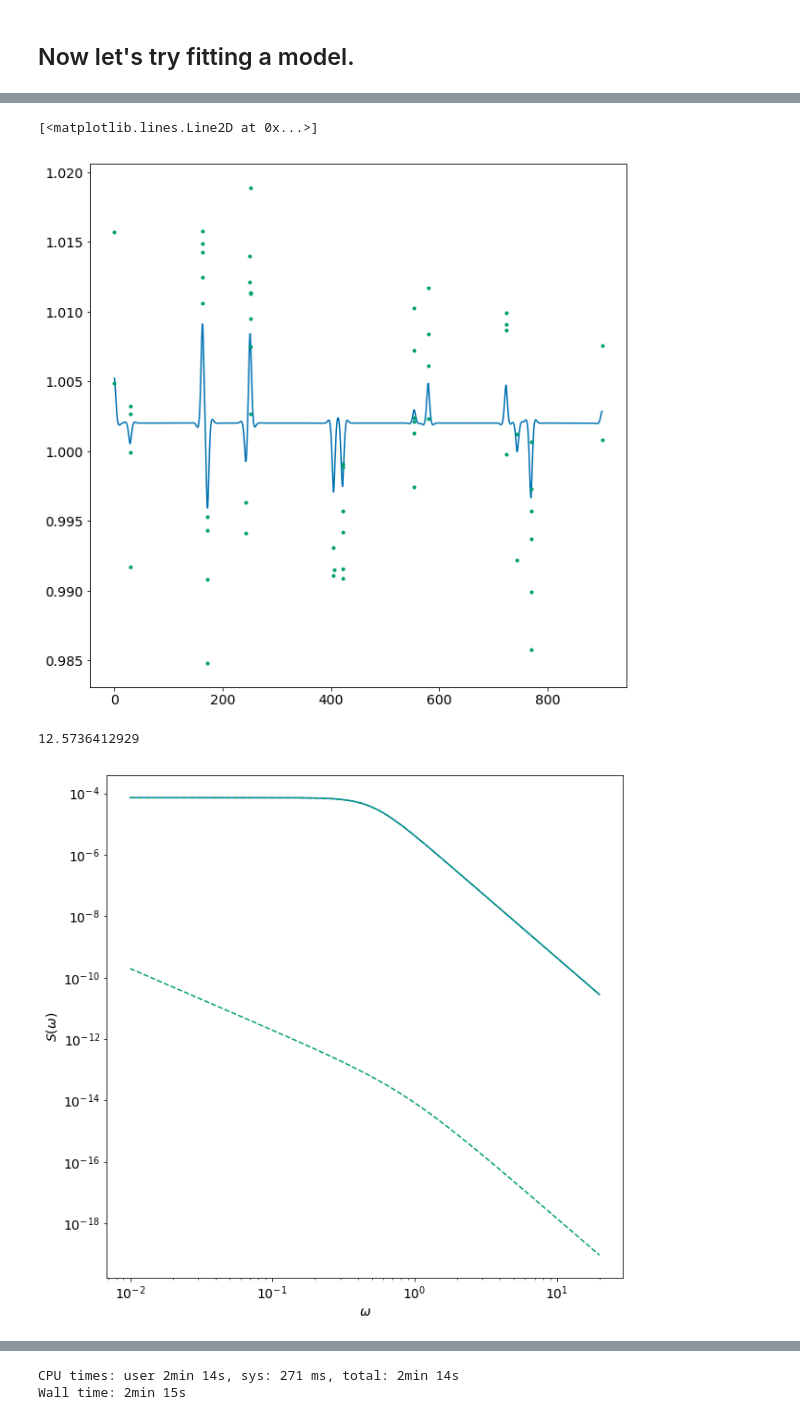
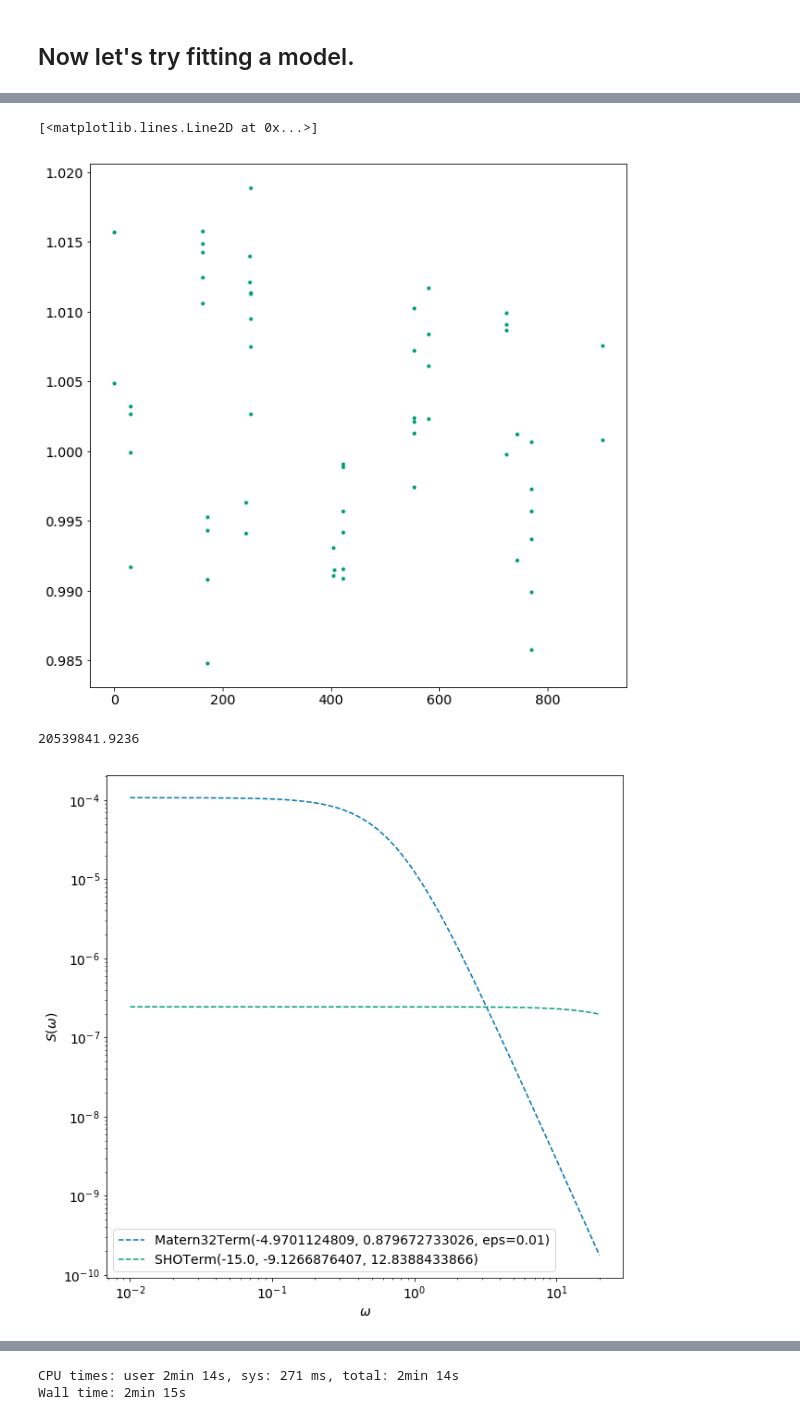
Before and after one commit to farr/Aldebaran, a Jupyter notebook: notebooks/hipparcos.ipynb, the cells around one changed output, grey strips where cells are left out. Drawn from its saved outputs; the diff is of its cells as text; code cells hidden in the pictures.

```diff
--- a/notebooks/hipparcos.ipynb
+++ b/notebooks/hipparcos.ipynb
@@ -31,7 +31,7 @@ def read_hipp(fname):
     with open(fname) as f:
         lines = f.readlines()[27:]
 
-    time, flux = 1.*np.zeros(len(lines)), 1.*np.zeros(len(lines))
+    time, flux, err = 1.*np.zeros(len(lines)), 1.*np.zeros(len(lines)),1.*np.zeros(len(lines))
 
 
     for j,line in enumerate(lines):
@@ -40,13 +40,15 @@ def read_hipp(fname):
         l = line.split("|")
         time[j] = l[0]
         flux[j] = l[1]
+        err[j] = l[2]
 
     time = time[:j]
     flux = flux[:j]
+    err = err[:j]
 
-    return time, flux
+    return time, flux,err
 # %%
-time, flux = read_hipp(fname)
+time, flux, err = read_hipp(fname)
 time -= time.min()
 # %%
 plt.plot(time,flux,'.')
@@ -61,14 +64,19 @@ tt = np.linspace(time.min(), time.max(), 1000)
 y = flux.copy()
 # y = np.sin(time/2.)
 # %%
+bounds = dict(log_S0=(-15, 15), log_Q=(-15, 15), log_omega0=(-15, 15),log_sigma=(-15,15),log_rho=(-15,15))
+
+
 # A non-periodic component
-Q = 1.0 / np.sqrt(2.0)
-w0 = 3.0
-S0 = np.var(y) / (w0 * Q)
-bounds = dict(log_S0=(-15, 15), log_Q=(-15, 15), log_omega0=(-15, 15))
-kernel = terms.SHOTerm(log_S0=np.log(S0), log_Q=np.log(Q), log_omega0=np.log(w0),
-                       bounds=bounds)
-kernel.freeze_parameter("log_Q")  # We don't want to fit for "Q" in this term
+# Q = 1.0 / np.sqrt(2.0)
+# w0 = 3.0
+# S0 = np.var(y) / (w0 * Q)
+# bounds = dict(log_S0=(-15, 15), log_Q=(-15, 15), log_omega0=(-15, 15))
+# kernel = terms.SHOTerm(log_S0=np.log(S0), log_Q=np.log(Q), log_omega0=np.log(w0),
+#                        bounds=bounds)
+# kernel.freeze_parameter("log_Q")  # We don't want to fit for "Q" in this term
+
+kernel = terms.Matern32Term(log_sigma=np.log10(S0),log_rho=np.log10(10))
 
 # A periodic component
 Q = 1.0
@@ -117,27 +125,29 @@ plt.plot(tt,mu)
 plt.plot(time,y,'.')
 # %% [output]
 [<matplotlib.lines.Line2D at 0x...>]
-[figure, old version]
+[figure, new version]
 # %%
 muHz = 2*np.pi/np.exp(gp.kernel.parameter_vector[2])
 # %%
 print muHz
 # %% [output]
-12.5736412929
+20539841.9236
 # %%
 omega = np.exp(np.linspace(np.log(0.01), np.log(20), 5000))
 psd = gp.kernel.get_psd(omega)
 # %%
-plt.plot(omega, psd)
+# plt.plot(omega, psd)
+
 for k in gp.kernel.terms:
-    plt.plot(omega, k.get_psd(omega), "--", color=colours[1])
+    plt.plot(omega, k.get_psd(omega), "--", label=k)
 
+plt.legend()
 plt.yscale("log")
 plt.xscale("log")
 plt.xlabel("$\omega$")
 plt.ylabel("$S(\omega)$");
 # %% [output]
-[figure, old version]
+[figure, new version]
 # %%
 ndim = len(gp.get_parameter_dict())
 nsteps = 5000
```
Also changed, not shown: parts of 5 cells of this notebook.
